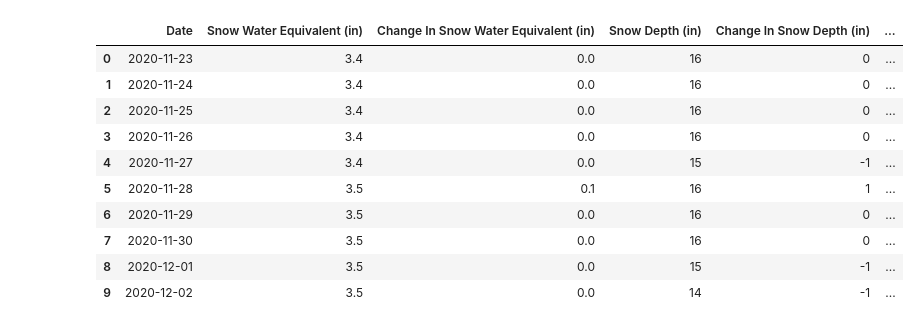
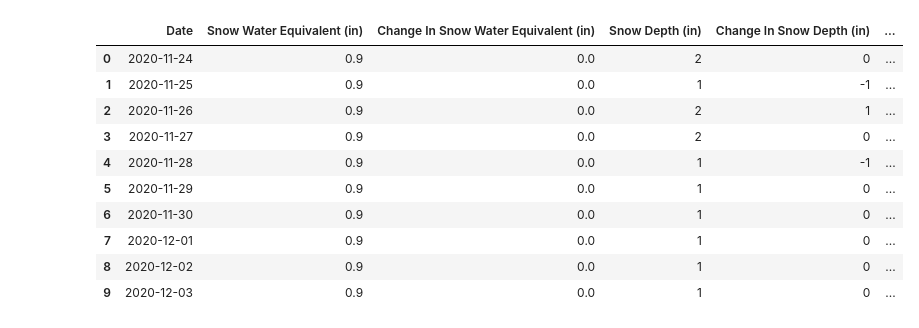
Before and after one commit to DSTG1/team-project, a Jupyter notebook: scrape_sites.ipynb, the cells around one changed output. Cells and saved outputs as stored; diff of their text form; code cells hidden in the pictures.

```diff
--- a/scrape_sites.ipynb
+++ b/scrape_sites.ipynb
@@ -65,19 +78,19 @@ for i in range(num_stations):
-# %%
-# df_site is first site (we will test with this for now)
-df_site = pd.DataFrame.from_records(data)
-df_site.head(10)
-# %% [output]
-|  | Date | Snow Water Equivalent (in) | Change In Snow Water Equivalent (in) | Snow Depth (in) | Change In Snow Depth (in) | ... |
-| 0 | 2020-11-23 | 3.4 | 0.0 | 16 | 0 | ... |
-| 1 | 2020-11-24 | 3.4 | 0.0 | 16 | 0 | ... |
-| 2 | 2020-11-25 | 3.4 | 0.0 | 16 | 0 | ... |
-| 3 | 2020-11-26 | 3.4 | 0.0 | 16 | 0 | ... |
-| 4 | 2020-11-27 | 3.4 | 0.0 | 15 | -1 | ... |
-| 5 | 2020-11-28 | 3.5 | 0.1 | 16 | 1 | ... |
-| 6 | 2020-11-29 | 3.5 | 0.0 | 16 | 0 | ... |
-| 7 | 2020-11-30 | 3.5 | 0.0 | 16 | 0 | ... |
-| 8 | 2020-12-01 | 3.5 | 0.0 | 15 | -1 | ... |
-| 9 | 2020-12-02 | 3.5 | 0.0 | 14 | -1 | ... |
+# %%
+# Testing Individual Site
+df_site = station_data['VACARRO SPRING']
+df_site.head(10)
+# %% [output]
+|  | Date | Snow Water Equivalent (in) | Change In Snow Water Equivalent (in) | Snow Depth (in) | Change In Snow Depth (in) | ... |
+| 0 | 2020-11-24 | 0.9 | 0.0 | 2 | 0 | ... |
+| 1 | 2020-11-25 | 0.9 | 0.0 | 1 | -1 | ... |
+| 2 | 2020-11-26 | 0.9 | 0.0 | 2 | 1 | ... |
+| 3 | 2020-11-27 | 0.9 | 0.0 | 2 | 0 | ... |
+| 4 | 2020-11-28 | 0.9 | 0.0 | 1 | -1 | ... |
+| 5 | 2020-11-29 | 0.9 | 0.0 | 1 | 0 | ... |
+| 6 | 2020-11-30 | 0.9 | 0.0 | 1 | 0 | ... |
+| 7 | 2020-12-01 | 0.9 | 0.0 | 1 | 0 | ... |
+| 8 | 2020-12-02 | 0.9 | 0.0 | 1 | 0 | ... |
+| 9 | 2020-12-03 | 0.9 | 0.0 | 1 | 0 | ... |
 # %%
 # Store features into their own dataframe
 snow_water_equivalent = df_site['Snow Water Equivalent (in)']
```
Also changed, not shown: parts of 3 cells of this notebook.
